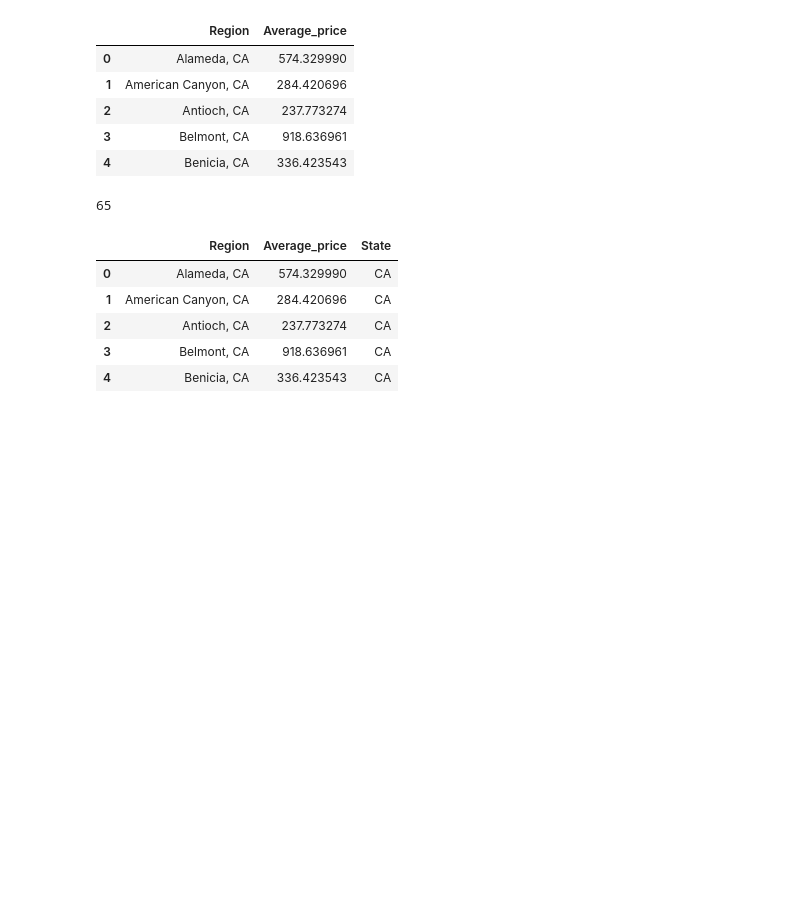
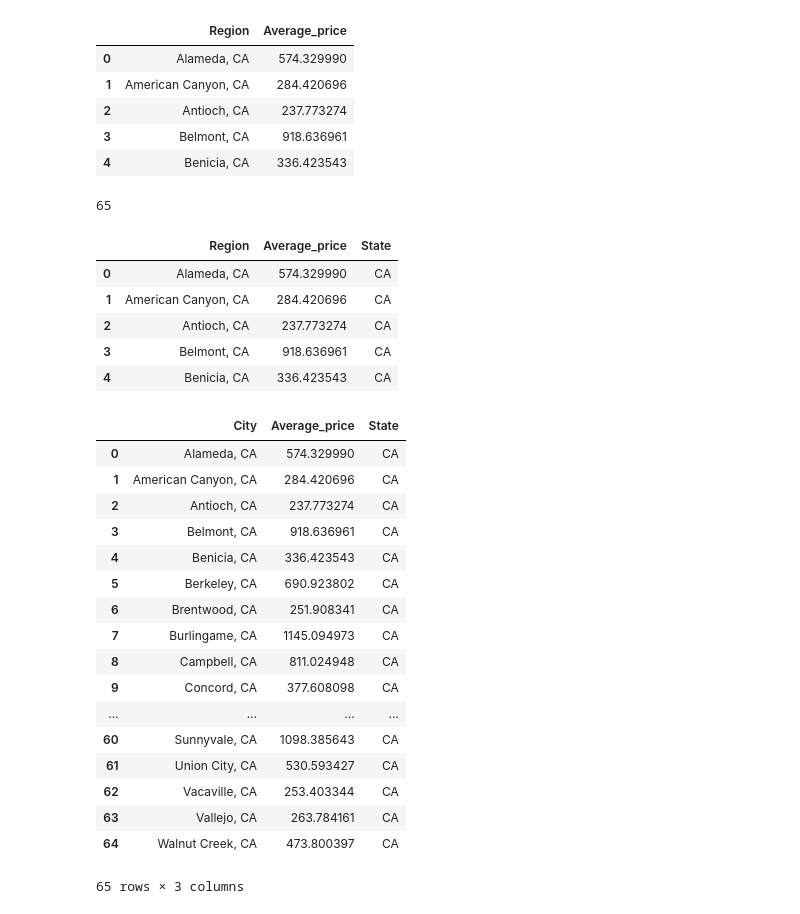
Before and after one commit to imtheaaron/Project1, a Jupyter notebook: Solar_Farms.ipynb, the cells around one changed output. Saved outputs shown, nothing was run; the diff lists cells and outputs as text; code cells hidden in the pictures; blank space fills up the shorter version.

```diff
--- a/Solar_Farms.ipynb
+++ b/Solar_Farms.ipynb
@@ -103,3 +103,24 @@ df.head()
 | 2 | Antioch, CA | 237.773274 | CA |
 | 3 | Belmont, CA | 918.636961 | CA |
 | 4 | Benicia, CA | 336.423543 | CA |
+# %%
+df = df.rename(columns={'Region': 'City'})
+# %% [output]
+|  | City | Average_price | State |
+| 0 | Alameda, CA | 574.329990 | CA |
+| 1 | American Canyon, CA | 284.420696 | CA |
+| 2 | Antioch, CA | 237.773274 | CA |
+| 3 | Belmont, CA | 918.636961 | CA |
+| 4 | Benicia, CA | 336.423543 | CA |
+| 5 | Berkeley, CA | 690.923802 | CA |
+| 6 | Brentwood, CA | 251.908341 | CA |
+| 7 | Burlingame, CA | 1145.094973 | CA |
+| 8 | Campbell, CA | 811.024948 | CA |
+| 9 | Concord, CA | 377.608098 | CA |
+| ... | ... | ... | ... |
+| 60 | Sunnyvale, CA | 1098.385643 | CA |
+| 61 | Union City, CA | 530.593427 | CA |
+| 62 | Vacaville, CA | 253.403344 | CA |
+| 63 | Vallejo, CA | 263.784161 | CA |
+| 64 | Walnut Creek, CA | 473.800397 | CA |
+65 rows × 3 columns
```
Also changed, not shown: parts of 1 cell of this notebook.
